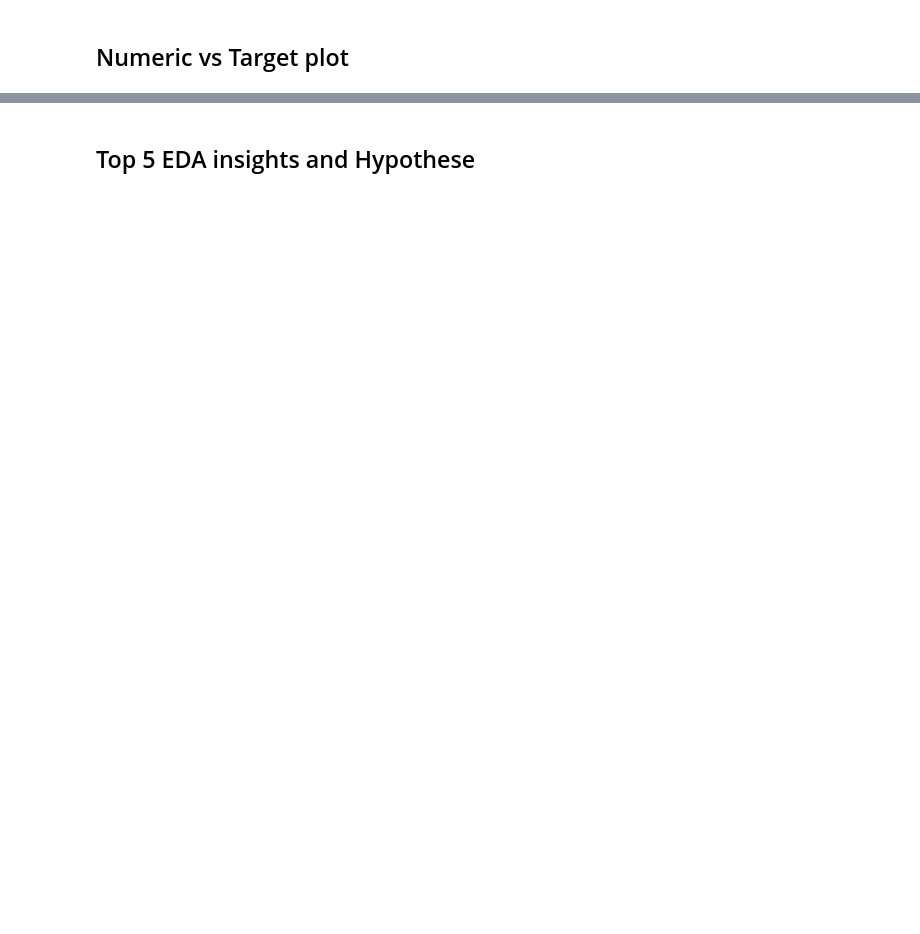
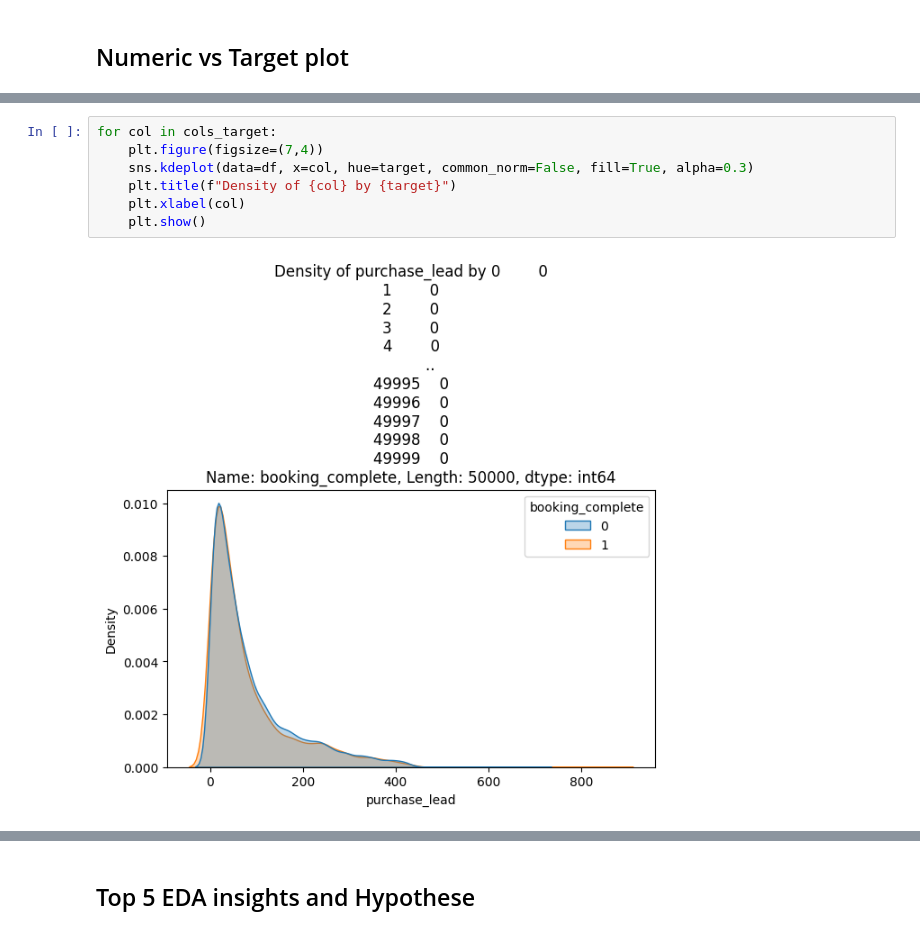
Before and after one commit to nickgeorgemathew/booking_analysis, a Jupyter notebook: notebooks/01_eda.ipynb, the cells around one changed output, grey strips where cells are left out. Drawn from its saved outputs; the diff is of its cells as text; blank space fills up the shorter version.

```diff
--- a/notebooks/01_eda.ipynb
+++ b/notebooks/01_eda.ipynb
@@ -243,0 +265,9 @@ fig2.show()
+# %%
+for col in cols_target:
+    plt.figure(figsize=(7,4))
+    sns.kdeplot(data=df, x=col, hue=target, common_norm=False, fill=True, alpha=0.3)
+    plt.title(f"Density of {col} by {target}")
+    plt.xlabel(col)
+    plt.show()
+# %% [output]
+[figure, added]
```
Also changed, not shown: parts of 8 cells of this notebook, 6 other files.
